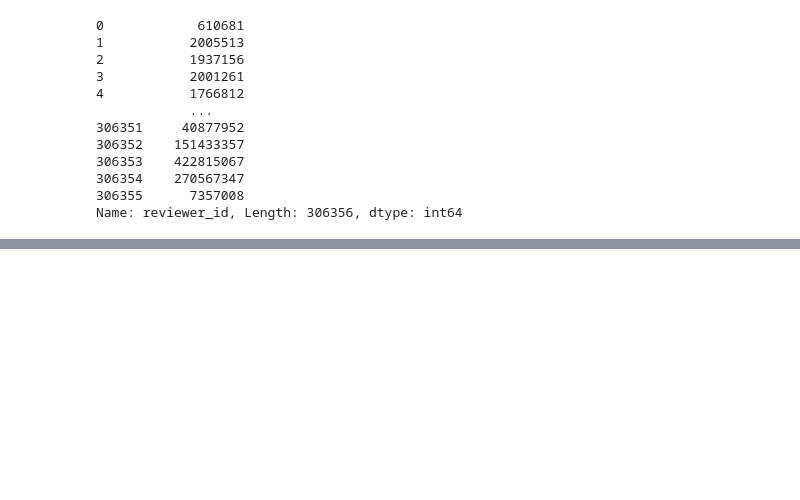
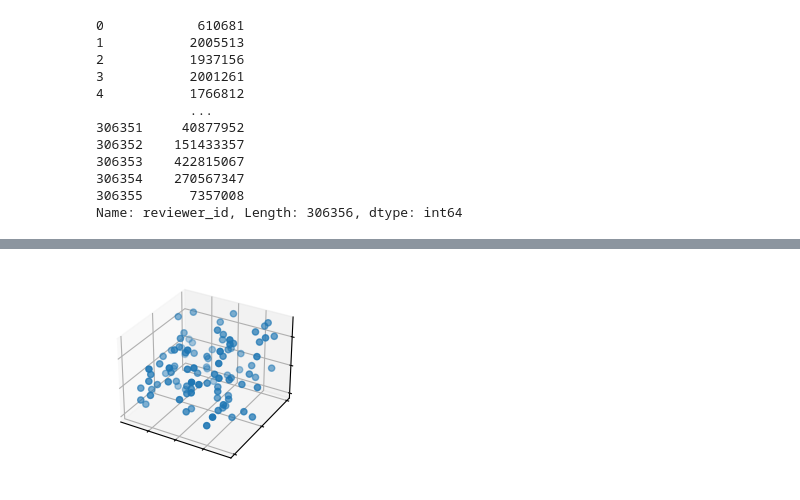
Before and after one commit to galawin59/AirbnbProject, a Jupyter notebook: truc.ipynb, the cells around one changed output, grey strips where cells are left out. Saved outputs shown, nothing was run; the diff lists cells and outputs as text; code cells hidden in the pictures; blank space fills up the shorter version.

```diff
--- a/truc.ipynb
+++ b/truc.ipynb
@@ -533,0 +208,22 @@ pf
+# %%
+
+plt.style.use('_mpl-gallery')
+# Make data
+np.random.seed(1968070)
+n = 100
+rng = np.random.default_rng()
+xs = rng.uniform(23, 32, n)
+ys = rng.uniform(0, 100, n)
+zs = rng.uniform(-50, -25, n)
+
+# Plot
+fig, ax = plt.subplots(subplot_kw={"projection": "3d"})
+ax.scatter(xs, ys, zs)
+
+ax.set(xticklabels=[],
+       yticklabels=[],
+       zticklabels=[])
+
+plt.show()
+# %% [output]
+[figure, added]
```
Also changed, not shown: parts of 33 cells of this notebook, 1 other file.
